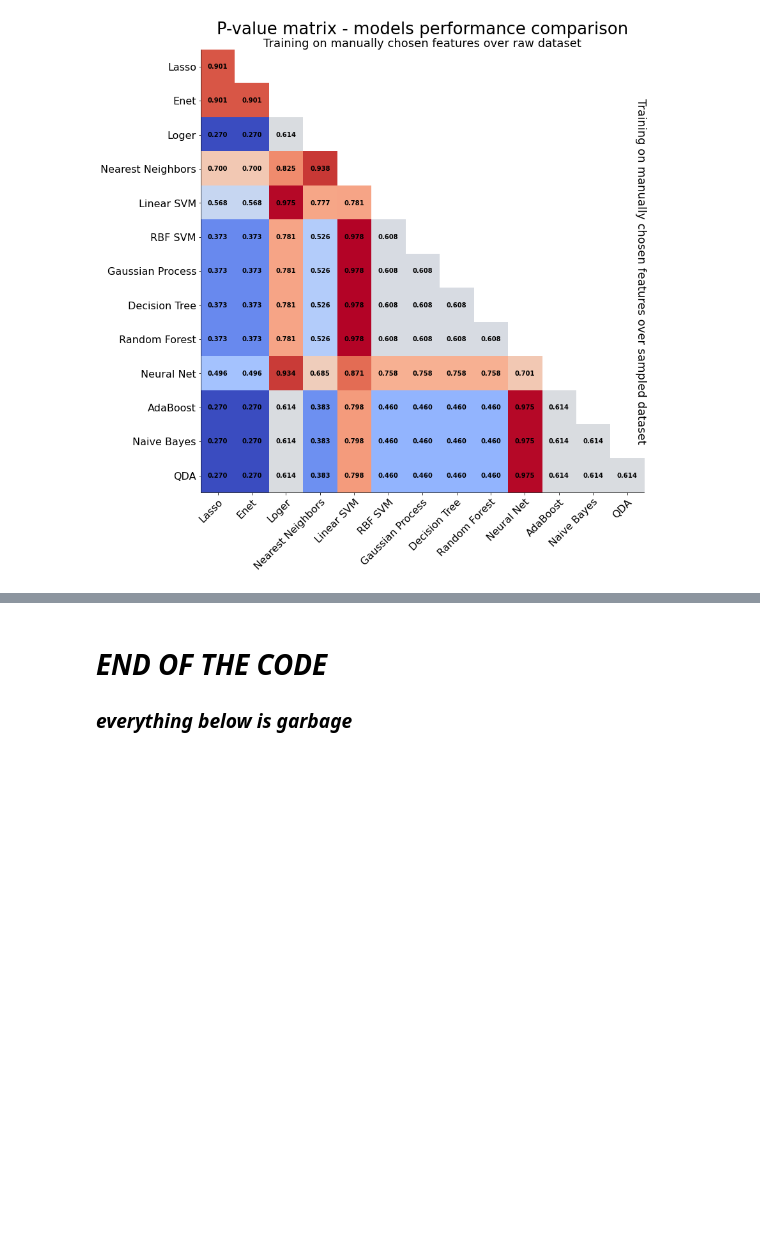
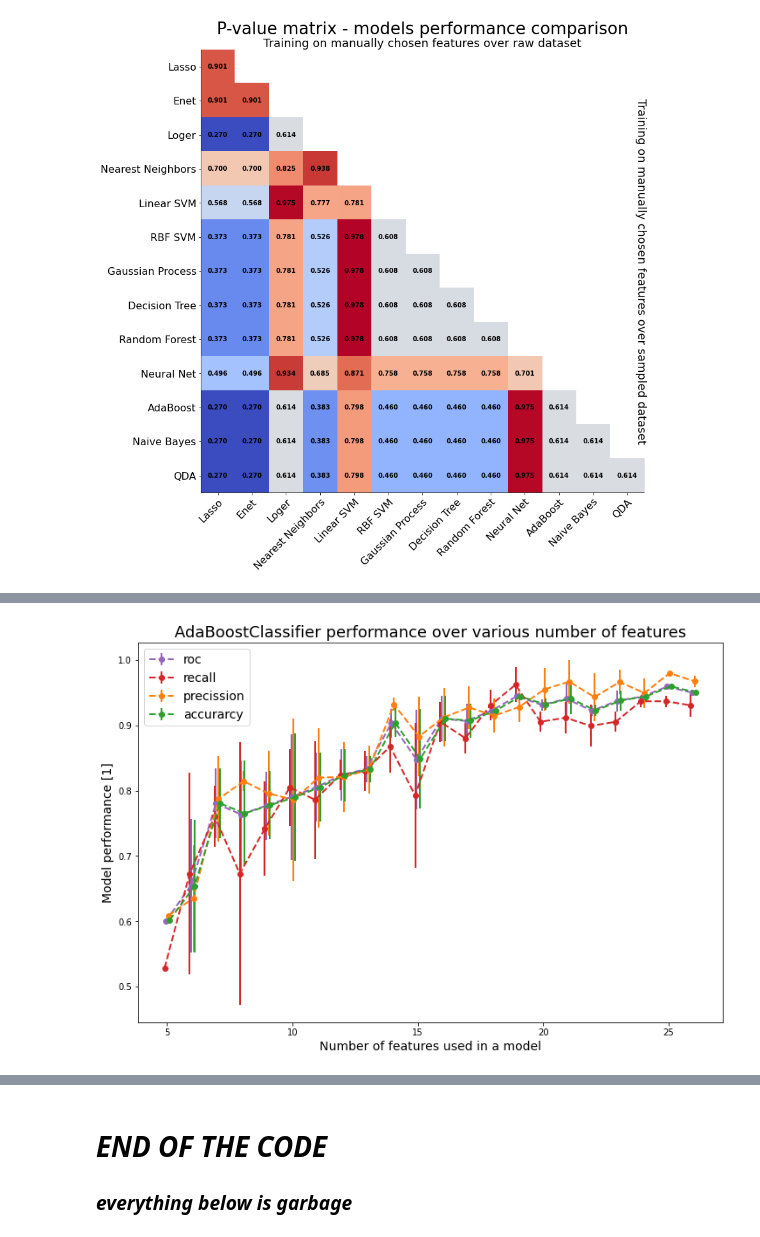
Before and after one commit to FilipKubackiSoton/Feature-Extraction-Medical-ResearchDwave, a Jupyter notebook: dataprocessing.ipynb, the cells around one changed output, grey strips where cells are left out. Drawn from its saved outputs; the diff is of its cells as text; code cells hidden in the pictures; blank space fills up the shorter version.

```diff
--- a/dataprocessing.ipynb
+++ b/dataprocessing.ipynb
@@ -459,0 +798,14 @@ plot_p_matrix(
+# %%
+to_int = ["Next UTI -1 year [observation time (days)]", "KTx- Sepsis/UTI/visit [months]",
+    "PLT [*10^3/ul]", "Urea [mg/dl]", "ALAT [IU/l]", "ASPAT [IU/l]", "Glucose [mg/ml]", "MDR infection",
+    "Systolic blood pressure", "Diastolic blood pressure", "Hipotonia", "HR", "AB-Therapy Time [days]"]
+
+for f in to_int:
+    df_all_f[f] = df_all_f[f].astype(int)
+df_all_f.to_csv("data/all_features4.csv", index = False)
+df_all_f = pd.read_csv("data/all_features4.csv",header=0, sep="\,")
+# %%
+target_f = 'Graft loss 1 year'
+mandatory_f = list(set(dc_c) - set([target_f]))
+free_f = list(set(df_pre.columns) - set(dc_c))
+stat_rest = train_on_range_features(AdaBoostClassifier(), df_all_f[df_pre.columns], target_f, mandatory_f, free_f, np.arange(len(free_f)), 3)
@@ -459,0 +830,64 @@ plot_p_matrix(
+# %%
+bar_plot_data = {metric_key:[y[metric_key] for x, y in  stat_rest.items()] for metric_key in stat_rest[list(stat_rest.keys())[0]].keys()}
+fig, ax = plt.subplots(figsize = (12,8))
+trans1 = Affine2D().translate(-0.05, 0.0) + ax.transData
+trans2 = Affine2D().translate(-0.1, 0.0) + ax.transData
+trans3 = Affine2D().translate(+0.05, 0.0) + ax.transData
+trans4 = Affine2D().translate(+0.1, 0.0) + ax.transData
+
+x = [x for x in stat_rest.keys()]
+yerr = np.linspace(0.05, 0.2, 10)
+ax.errorbar(
+        x,
+        bar_plot_data["roc_mean"],
+        yerr = bar_plot_data["roc_std"],
+        label = "roc",
+        color='tab:purple',
+        linewidth = 2,
+        marker="o",
+        transform=trans1,
+        ls = '--')
+
+ax.errorbar(
+        x,
+        bar_plot_data["recall_mean"],
+        yerr = bar_plot_data["recall_std"],
+        label = "recall",
+        color='tab:red',
+        linewidth = 2,
+        marker="o",
+        transform=trans2,
+        ls = '--')
+
+ax.errorbar(
+        x,
+        bar_plot_data["precission_mean"],
+        yerr = bar_plot_data["precission_std"],
+        label = "precission",
+        color='tab:orange',
+        marker="o",
+        transform=trans3,
+        linewidth = 2,
+        ls = '--')
+
+ax.errorbar(
+        x,
+        bar_plot_data["accurarcy_mean"],
+        yerr = bar_plot_data["accurarcy_std"],
+        label = "accurarcy",
+        color='tab:green',
+        marker="o",
+        transform=trans4,
+        linewidth = 2,
+        ls = '--')
+
+plt.legend(loc ='upper left', fontsize = 14)
+
+plt.title('AdaBoostClassifier performance over various number of features',  fontsize = 18)
+plt.xlabel('Number of features used in a model',  fontsize = 14)
+plt.ylabel("Model performance [1]",  fontsize = 14)
+#plt.savefig("plots/general/AdaBoost_performance_over_miqubo_features.png")
+plt.show()
+#pd.DataFrame(bar_plot_data).to_csv("models_evaluation/random_features/AdaBoost_over_miqubo_features.csv")
+# %% [output]
+[figure, added]
```
Also changed, not shown: parts of 22 cells of this notebook, 22 other files.
